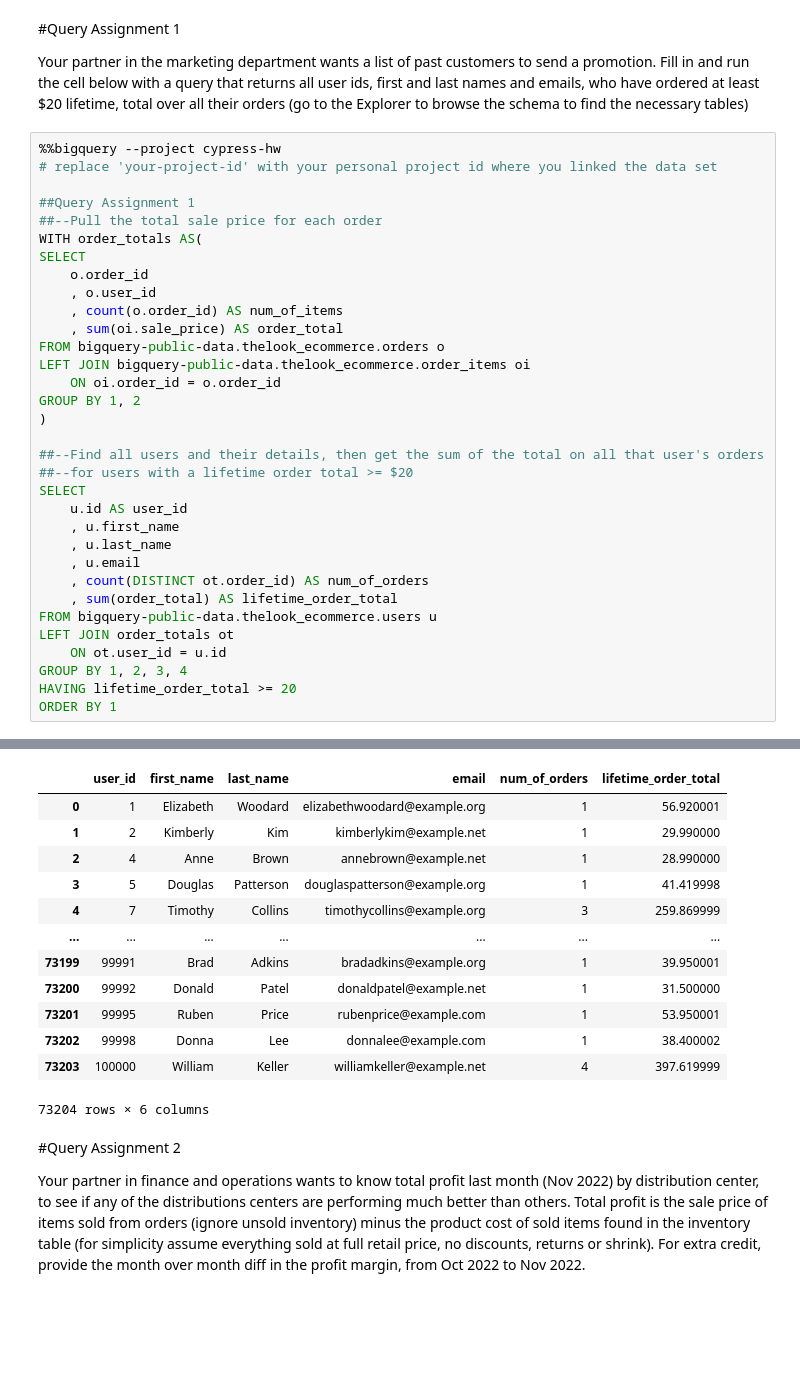
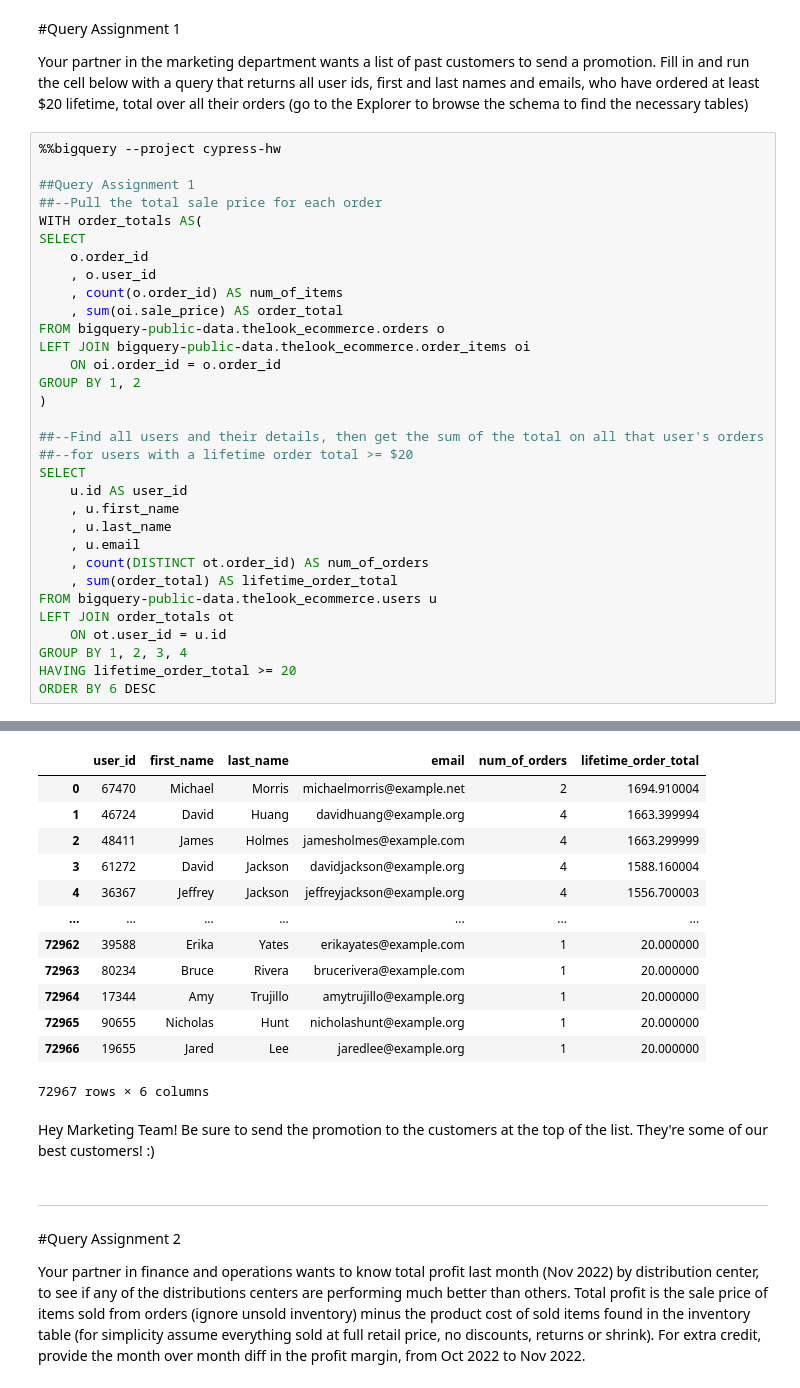
Before and after one commit to everardogarciaf/portfolio, a Jupyter notebook: Everardo_Garcia_Flores_senior_data_analyst_homework.ipynb, the cells around one changed output, grey strips where cells are left out. Saved outputs shown, nothing was run; the diff lists cells and outputs as text; blank space fills up the shorter version.

```diff
--- a/Everardo_Garcia_Flores_senior_data_analyst_homework.ipynb
+++ b/Everardo_Garcia_Flores_senior_data_analyst_homework.ipynb
@@ -29,7 +29,6 @@ Your partner in the marketing department wants a list of past customers to send
 Fill in and run the cell below with a query that returns all user ids, first and last names and emails, who have ordered at least $20 lifetime, total over all their orders (go to the Explorer to browse the schema to find the necessary tables)
 # %%
 %%bigquery --project cypress-hw
-# replace 'your-project-id' with your personal project id where you linked the data set
 
 ##Query Assignment 1
 ##--Pull the total sale price for each order
@@ -59,5 +58,5 @@ LEFT JOIN order_totals ot
     ON ot.user_id = u.id
 GROUP BY 1, 2, 3, 4
 HAVING lifetime_order_total >= 20
-ORDER BY 1
+ORDER BY 6 DESC
 # %% [output]
@@ -64,16 +64,20 @@ ORDER BY 1
 |  | user_id | first_name | last_name | email | num_of_orders | lifetime_order_total |
-| 0 | 1 | Elizabeth | Woodard | elizabethwoodard@example.org | 1 | 56.920001 |
-| 1 | 2 | Kimberly | Kim | kimberlykim@example.net | 1 | 29.990000 |
-| 2 | 4 | Anne | Brown | annebrown@example.net | 1 | 28.990000 |
-| 3 | 5 | Douglas | Patterson | douglaspatterson@example.org | 1 | 41.419998 |
-| 4 | 7 | Timothy | Collins | timothycollins@example.org | 3 | 259.869999 |
+| 0 | 67470 | Michael | Morris | michaelmorris@example.net | 2 | 1694.910004 |
+| 1 | 46724 | David | Huang | davidhuang@example.org | 4 | 1663.399994 |
+| 2 | 48411 | James | Holmes | jamesholmes@example.com | 4 | 1663.299999 |
+| 3 | 61272 | David | Jackson | davidjackson@example.org | 4 | 1588.160004 |
+| 4 | 36367 | Jeffrey | Jackson | jeffreyjackson@example.org | 4 | 1556.700003 |
 | ... | ... | ... | ... | ... | ... | ... |
-| 73199 | 99991 | Brad | Adkins | bradadkins@example.org | 1 | 39.950001 |
-| 73200 | 99992 | Donald | Patel | donaldpatel@example.net | 1 | 31.500000 |
-| 73201 | 99995 | Ruben | Price | rubenprice@example.com | 1 | 53.950001 |
-| 73202 | 99998 | Donna | Lee | donnalee@example.com | 1 | 38.400002 |
-| 73203 | 100000 | William | Keller | williamkeller@example.net | 4 | 397.619999 |
+| 72962 | 39588 | Erika | Yates | erikayates@example.com | 1 | 20.000000 |
+| 72963 | 80234 | Bruce | Rivera | brucerivera@example.com | 1 | 20.000000 |
+| 72964 | 17344 | Amy | Trujillo | amytrujillo@example.org | 1 | 20.000000 |
+| 72965 | 90655 | Nicholas | Hunt | nicholashunt@example.org | 1 | 20.000000 |
+| 72966 | 19655 | Jared | Lee | jaredlee@example.org | 1 | 20.000000 |
-73204 rows × 6 columns
+72967 rows × 6 columns
+# %% [markdown]
+Hey Marketing Team! Be sure to send the promotion to the customers at the top of the list. They're some of our best customers! :)
+# %% [markdown]
+------------------------------------------------------------------------------
 # %% [markdown]
 #Query Assignment 2
 
```
Also changed, not shown: parts of 21 cells of this notebook.
